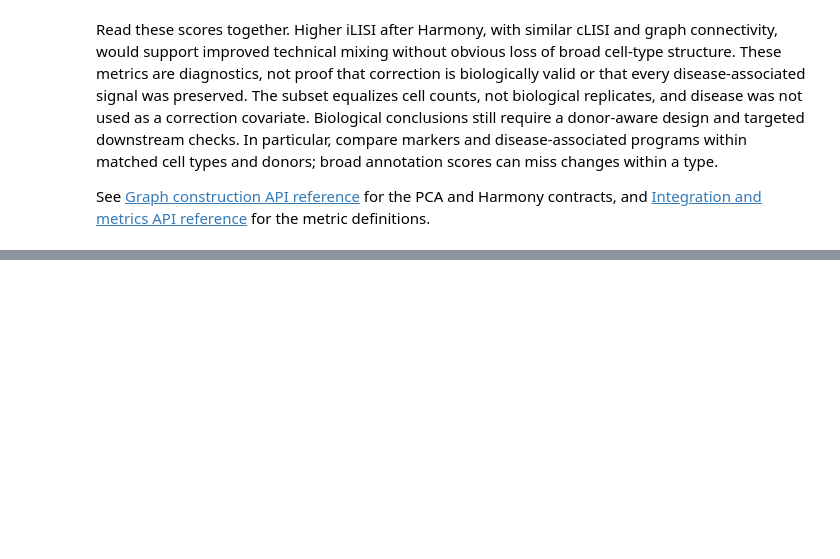
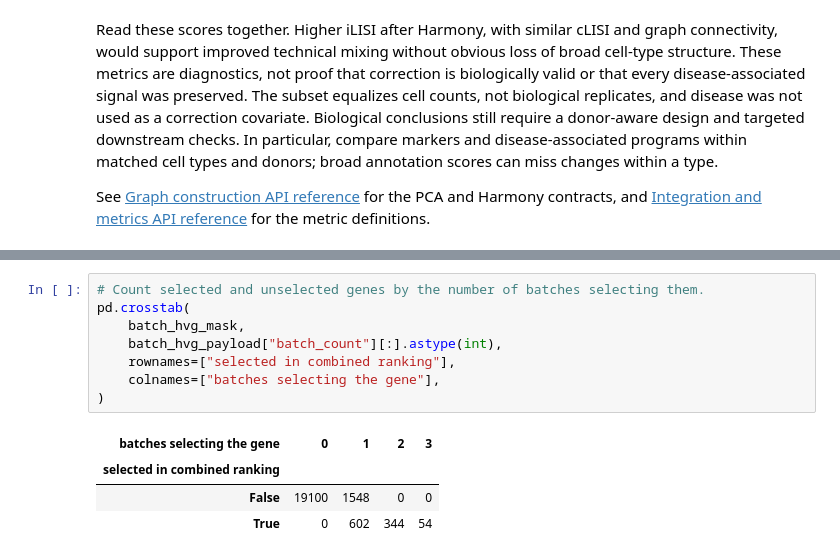
Before and after one commit to NygenAnalytics/CyteArc, a Jupyter notebook: docs/source/tutorials/batch_correction.ipynb, the cells around one changed output, grey strips where cells are left out. Saved outputs shown, nothing was run; the diff lists cells and outputs as text; blank space fills up the shorter version.

```diff
--- a/docs/source/tutorials/batch_correction.ipynb
+++ b/docs/source/tutorials/batch_correction.ipynb
@@ -417,0 +464,13 @@ See [Graph construction API reference](/api/graph_construction.html) for the PCA
+# %%
+# Count selected and unselected genes by the number of batches selecting them.
+pd.crosstab(
+    batch_hvg_mask,
+    batch_hvg_payload["batch_count"][:].astype(int),
+    rownames=["selected in combined ranking"],
+    colnames=["batches selecting the gene"],
+)
+# %% [output]
+| batches selecting the gene | 0 | 1 | 2 | 3 |
+| selected in combined ranking |  |  |  |  |
+| False | 19100 | 1548 | 0 | 0 |
+| True | 0 | 602 | 344 | 54 |
```
Also changed, not shown: parts of 23 cells of this notebook, 16 other files.
